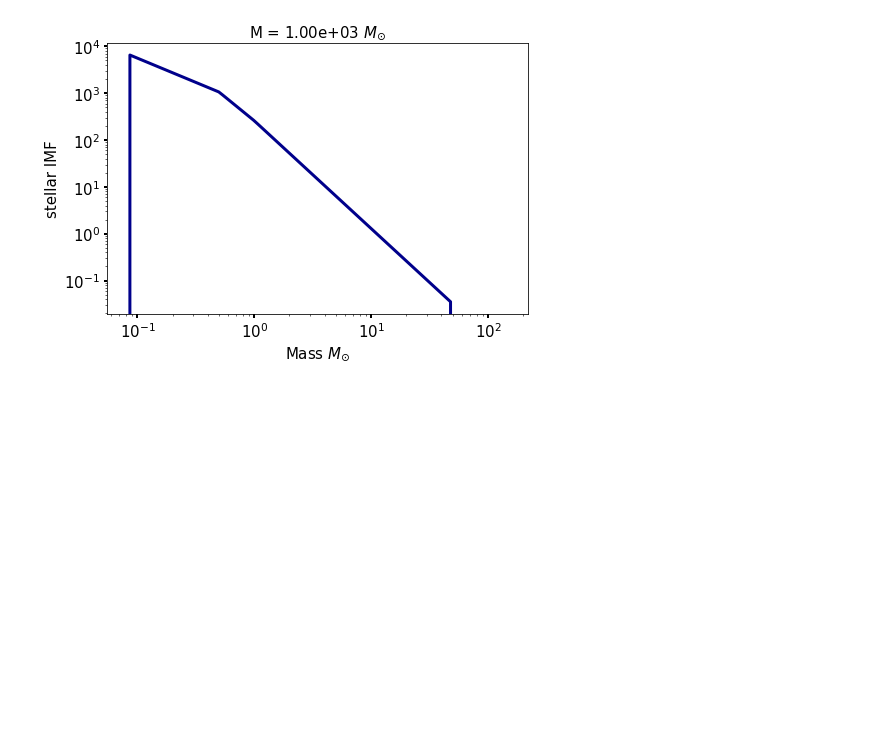
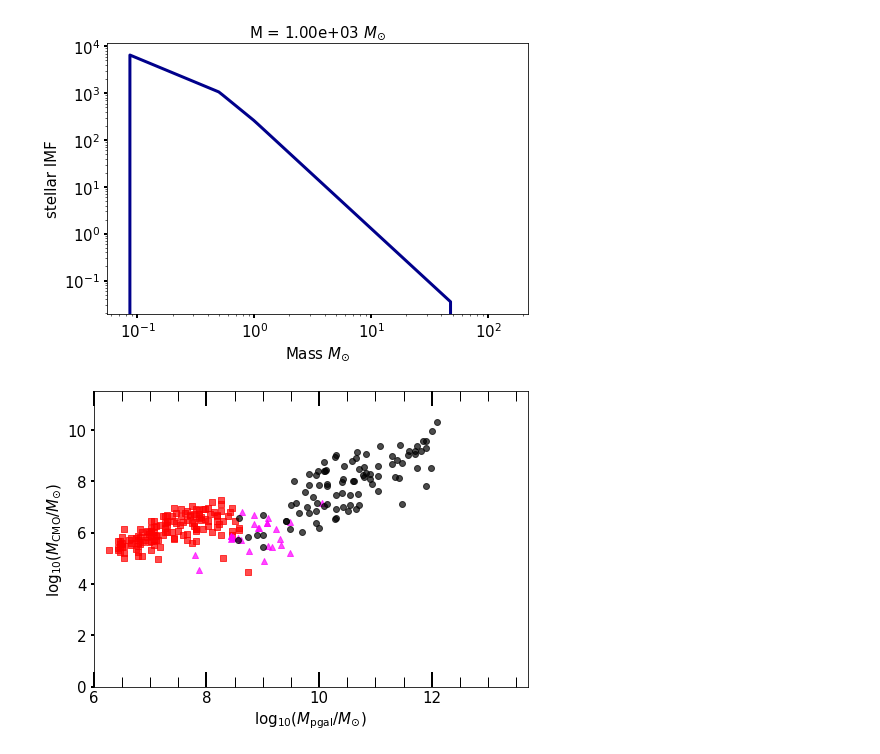
Before and after one commit to egjergo/pyIGIMF, a Jupyter notebook: _scratch/SecondNotebook.ipynb, the cells around one changed output. Cells and saved outputs as stored; diff of their text form; code cells hidden in the pictures; blank space fills up the shorter version.

```diff
--- a/_scratch/SecondNotebook.ipynb
+++ b/_scratch/SecondNotebook.ipynb
@@ -72,0 +73,4 @@ IMF_norm = [igimf.normalization(igimf.initial_mass_function, M, igimf.m_star_min
+# %%
+IGIMF.Fig11_plot()
+# %% [output]
+[figure, added]
```
Also changed, not shown: parts of 5 cells of this notebook, 9 other files.
